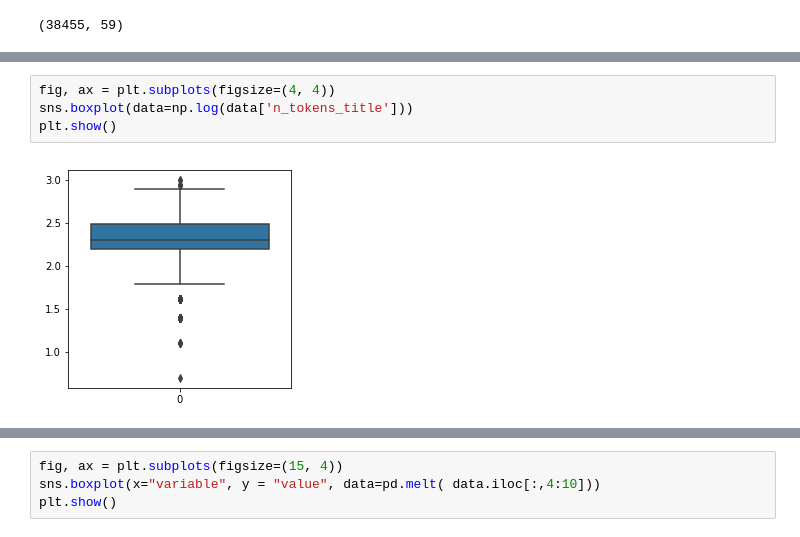
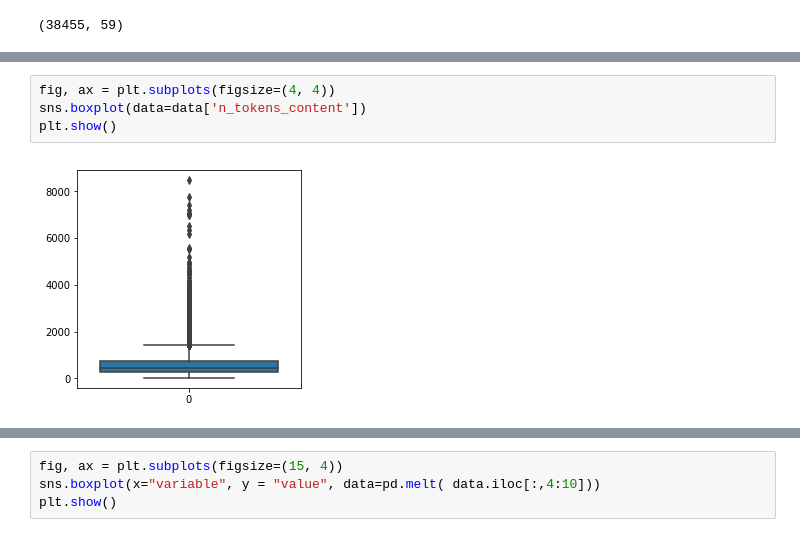
Before and after one commit to ilsravanthi/-Springboard-Assingments, a Jupyter notebook: news_popularity_data_story.ipynb, the cells around one changed output, grey strips where cells are left out. Saved outputs shown, nothing was run; the diff lists cells and outputs as text.

```diff
--- a/news_popularity_data_story.ipynb
+++ b/news_popularity_data_story.ipynb
@@ -334,6 +345,6 @@ categorical_data.head()
 # %%
 fig, ax = plt.subplots(figsize=(4, 4))
-sns.boxplot(data=np.log(data['n_tokens_title']))
+sns.boxplot(data=data['n_tokens_content'])
 plt.show()
 # %% [output]
-[figure, old version]
+[figure, new version]
```
Also changed, not shown: parts of 36 cells of this notebook.
